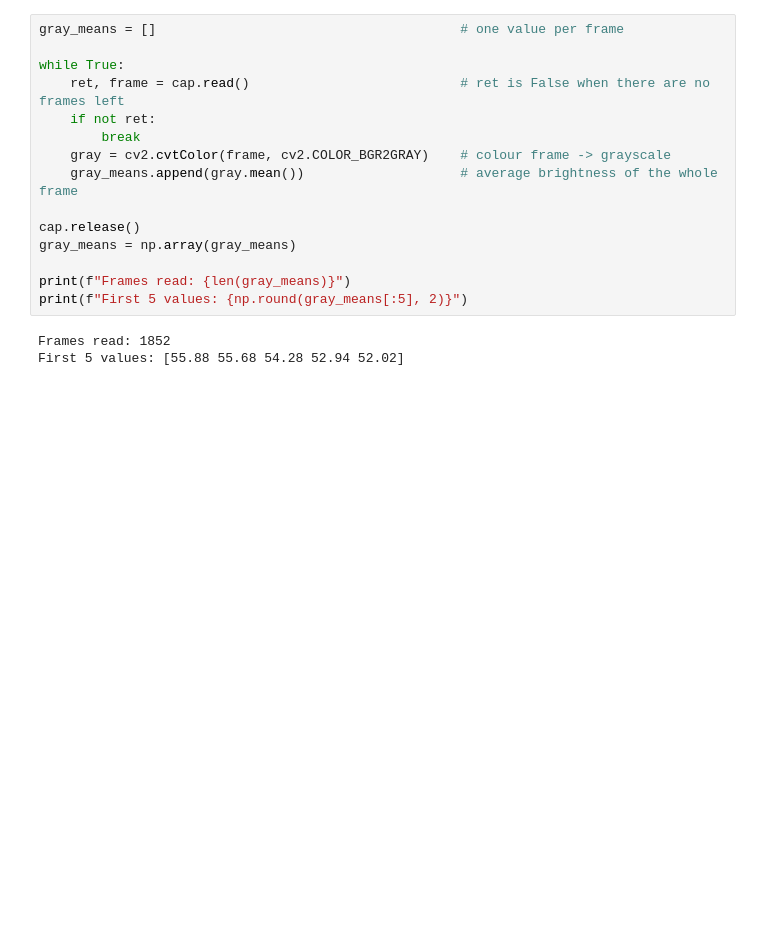
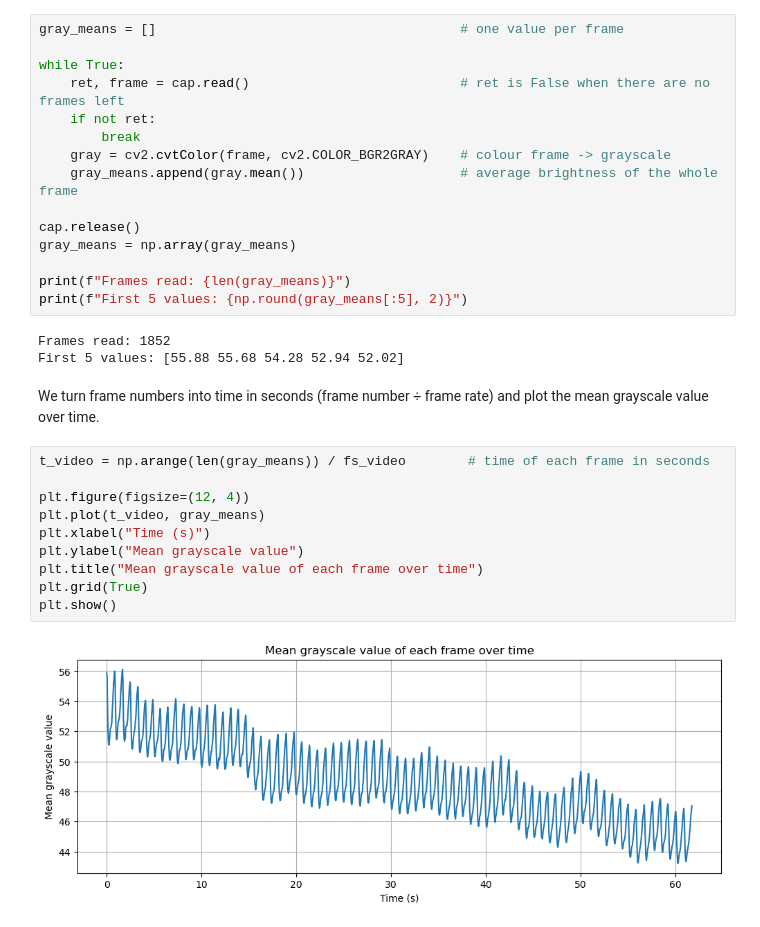
Before and after one commit to yaoZtb/ppg-heart-rate-from-video, a Jupyter notebook: heart_rate_from_video.ipynb, the cells around one changed output. Saved outputs shown, nothing was run; the diff lists cells and outputs as text; blank space fills up the shorter version.

Commit message:
see the graph of step2

```diff
--- a/heart_rate_from_video.ipynb
+++ b/heart_rate_from_video.ipynb
@@ -51,3 +51,17 @@ print(f"First 5 values: {np.round(gray_means[:5], 2)}")
 # %% [output]
 Frames read: 1852
 First 5 values: [55.88 55.68 54.28 52.94 52.02]
+# %% [markdown]
+We turn frame numbers into time in seconds (frame number ÷ frame rate) and plot the mean grayscale value over time.
+# %%
+t_video = np.arange(len(gray_means)) / fs_video        # time of each frame in seconds
+
+plt.figure(figsize=(12, 4))
+plt.plot(t_video, gray_means)
+plt.xlabel("Time (s)")
+plt.ylabel("Mean grayscale value")
+plt.title("Mean grayscale value of each frame over time")
+plt.grid(True)
+plt.show()
+# %% [output]
+[figure, added]
```
